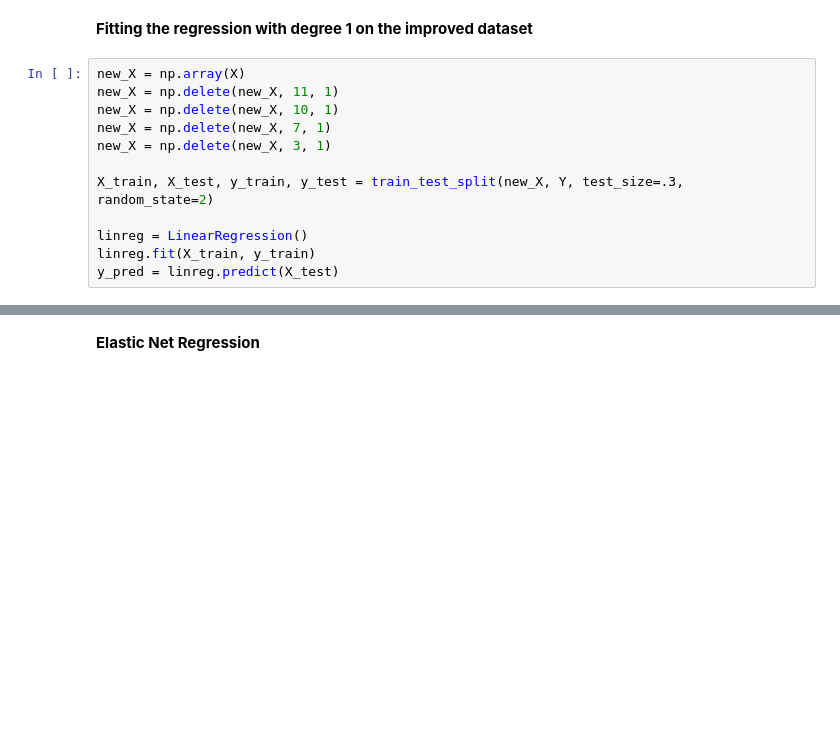
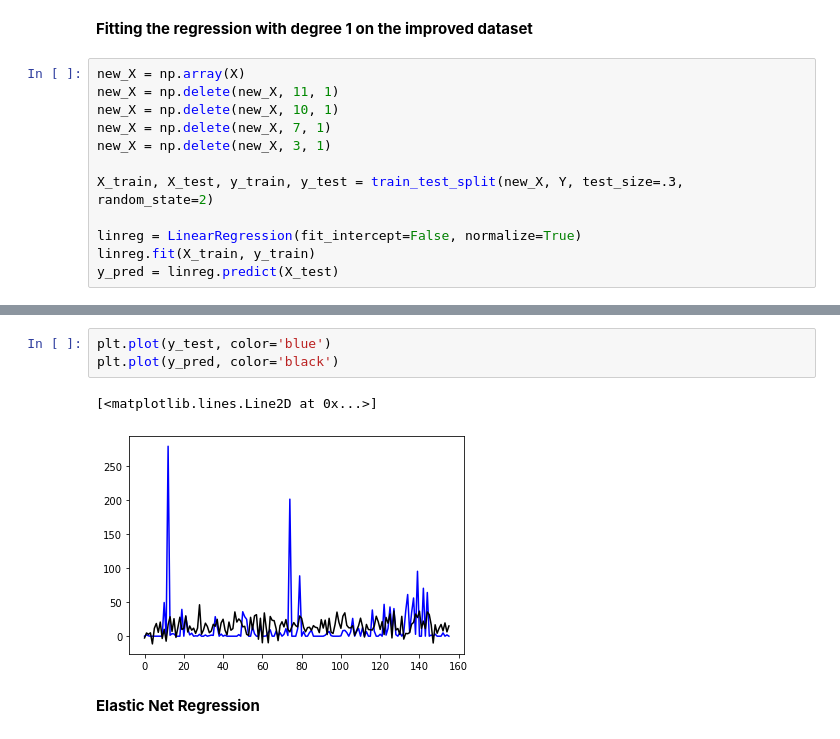
Before and after one commit to CrepeTown/ForestFireBurnAreaPrediction, a Jupyter notebook: Forest Fire Burn Area Prediction - CS345 Final Project.ipynb, the cells around one changed output, grey strips where cells are left out. Saved outputs shown, nothing was run; the diff lists cells and outputs as text; blank space fills up the shorter version.

```diff
--- a/Forest Fire Burn Area Prediction - CS345 Final Project.ipynb
+++ b/Forest Fire Burn Area Prediction - CS345 Final Project.ipynb
@@ -68,7 +120,7 @@ new_X = np.delete(new_X, 3, 1)
 
 X_train, X_test, y_train, y_test = train_test_split(new_X, Y, test_size=.3, random_state=2)
 
-linreg = LinearRegression()
+linreg = LinearRegression(fit_intercept=False, normalize=True)
 linreg.fit(X_train, y_train)
 y_pred = linreg.predict(X_test)
 # %%
@@ -80,2 +130,8 @@ Intercept [20.38152609]
+# %%
+plt.plot(y_test, color='blue')
+plt.plot(y_pred, color='black')
+# %% [output]
+[<matplotlib.lines.Line2D at 0x...>]
+[figure, added]
 # %% [markdown]
 **Elastic Net Regression**
```
Also changed, not shown: parts of 25 cells of this notebook.
